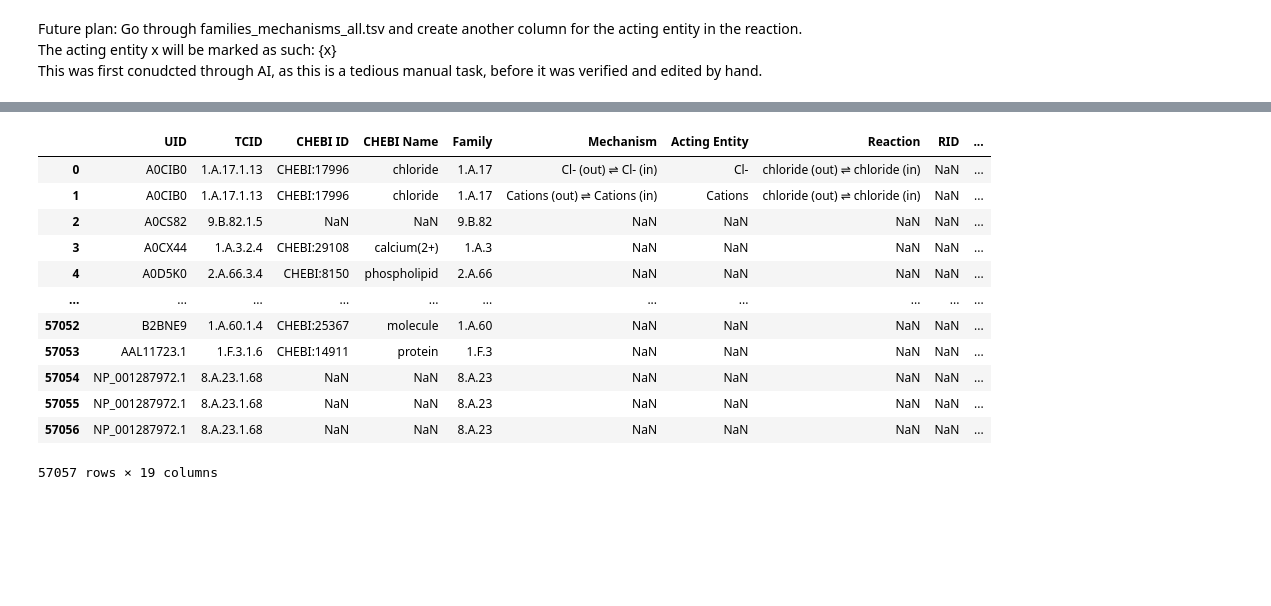
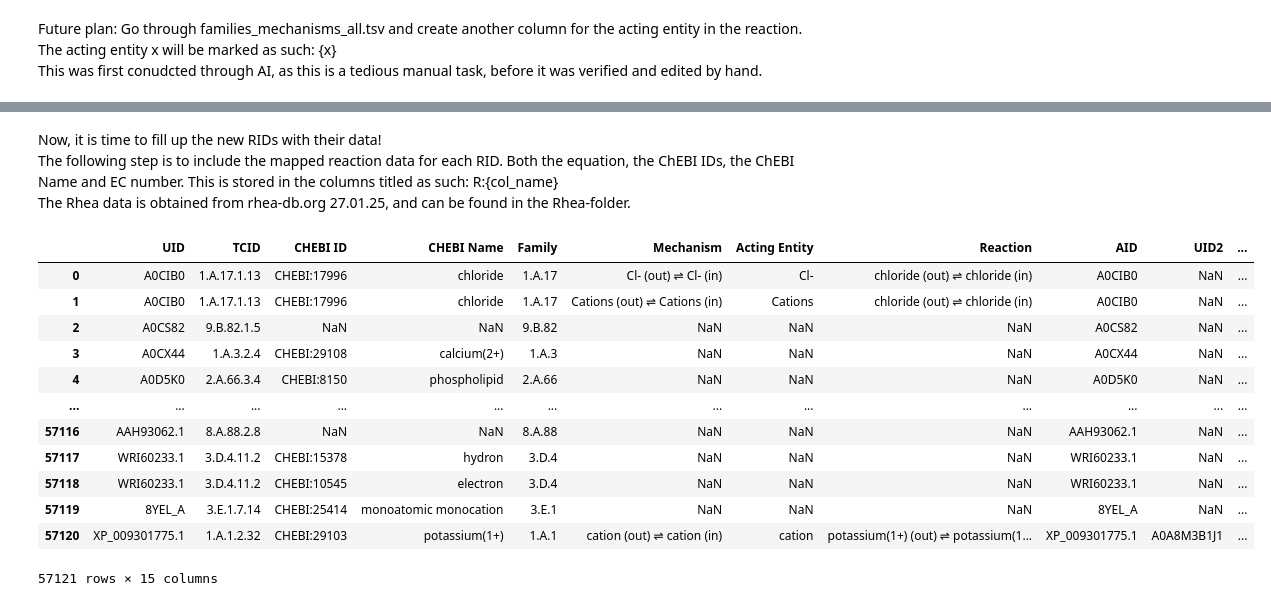
Before and after one commit to blandro/master-project, a Jupyter notebook: Approach 1/main1.ipynb, the cells around one changed output, grey strips where cells are left out. Saved outputs shown, nothing was run; the diff lists cells and outputs as text; code cells hidden in the pictures; blank space fills up the shorter version.

```diff
--- a/Approach 1/main1.ipynb
+++ b/Approach 1/main1.ipynb
@@ -117,14 +114,0 @@ The Rhea data is obtained from rhea-db.org 27.01.25, and can be found in the Rhe
-# %%
-rhea = pd.read_csv("../Rhea/Rhea.tsv", sep="\t")
-
-rhea["Reaction identifier"] = rhea["Reaction identifier"].astype(str)
-df["RID"] = df["RID"].astype(str)
-df = df.merge(rhea, left_on="RID", right_on="Reaction identifier", how="left")
-
-df = df.drop(columns=["Reaction identifier"])
-df = df.rename(columns=lambda x: f"R:{x}" if x not in
-               ["TCID", "UID", "CHEBI ID", "CHEBI Name", "Mechanism", "Acting Entity", "Reaction", "RID", "Family"]
-               else x)
-df["RID"] = df["RID"].replace("nan", np.nan)
-
-df
@@ -173,0 +144,7 @@ Now mapping UID2-values to RIDs. This will fill up a lot more reactions. Hopeful
+# %%
+df = df.merge(uid_rhea_map, left_on="UID2", right_on="UID", how="left")
+df["RID_y"] = df["RID_y"].apply(lambda x: f"RHEA:{int(x)}" if pd.notnull(x) else x)
+df["RID"] = df["RID_x"].combine_first(df["RID_y"])
+df = df.drop(columns=["UID_y", "RID_x", "RID_y"])
+df.rename(columns={"UID_x": "UID"}, inplace=True)
+df
@@ -174,29 +165,32 @@ Now mapping UID2-values to RIDs. This will fill up a lot more reactions. Hopeful
+# %% [markdown]
+Now, it is time to fill up the new RIDs with their data!\
+The following step is to include the mapped reaction data for each RID. Both the equation, the ChEBI IDs, the ChEBI Name and EC number. This is stored in the columns titled as such: R:{col_name}\
+The Rhea data is obtained from rhea-db.org 27.01.25, and can be found in the Rhea-folder.
 # %%
+rhea = pd.read_csv("../Rhea/Rhea.tsv", sep="\t")
+
 rhea["Reaction identifier"] = rhea["Reaction identifier"].astype(str)
 df["RID"] = df["RID"].astype(str)
-
-df = df.merge(rhea, left_on="UID2", right_on="Reaction identifier", how="left")
+df = df.merge(rhea, left_on="RID", right_on="Reaction identifier", how="left")
 
 df = df.drop(columns=["Reaction identifier"])
+df = df.rename(columns=lambda x: f"R:{x}" if x not in
+               ["TCID", "UID", "CHEBI ID", "CHEBI Name", "Mechanism", "Acting Entity", "Reaction", "RID", "Family", "AID", "UID2"]
+               else x)
+df["RID"] = df["RID"].replace("nan", np.nan)
 
-df = df.rename(columns=lambda x: f"R:{x}" if x not in
-               ["TCID", "UID", "UID2", "AID", "CHEBI ID", "CHEBI Name", "Mechanism",
-                "Acting Entity", "Reaction", "RID", "Family"]
-               else x)
-
-df["RID"] = df["RID"].replace("nan", np.nan)
 df
 # %% [output]
-|  | UID | TCID | CHEBI ID | CHEBI Name | Family | Mechanism | Acting Entity | Reaction | RID | ... |
-| 0 | A0CIB0 | 1.A.17.1.13 | CHEBI:17996 | chloride | 1.A.17 | Cl- (out) ⇌ Cl- (in) | Cl- | chloride (out) ⇌ chloride (in) | NaN | ... |
-| 1 | A0CIB0 | 1.A.17.1.13 | CHEBI:17996 | chloride | 1.A.17 | Cations (out) ⇌ Cations (in) | Cations | chloride (out) ⇌ chloride (in) | NaN | ... |
-| 2 | A0CS82 | 9.B.82.1.5 | NaN | NaN | 9.B.82 | NaN | NaN | NaN | NaN | ... |
-| 3 | A0CX44 | 1.A.3.2.4 | CHEBI:29108 | calcium(2+) | 1.A.3 | NaN | NaN | NaN | NaN | ... |
-| 4 | A0D5K0 | 2.A.66.3.4 | CHEBI:8150 | phospholipid | 2.A.66 | NaN | NaN | NaN | NaN | ... |
-| ... | ... | ... | ... | ... | ... | ... | ... | ... | ... | ... |
-| 57052 | B2BNE9 | 1.A.60.1.4 | CHEBI:25367 | molecule | 1.A.60 | NaN | NaN | NaN | NaN | ... |
-| 57053 | AAL11723.1 | 1.F.3.1.6 | CHEBI:14911 | protein | 1.F.3 | NaN | NaN | NaN | NaN | ... |
-| 57054 | NP_001287972.1 | 8.A.23.1.68 | NaN | NaN | 8.A.23 | NaN | NaN | NaN | NaN | ... |
-| 57055 | NP_001287972.1 | 8.A.23.1.68 | NaN | NaN | 8.A.23 | NaN | NaN | NaN | NaN | ... |
-| 57056 | NP_001287972.1 | 8.A.23.1.68 | NaN | NaN | 8.A.23 | NaN | NaN | NaN | NaN | ... |
+|  | UID | TCID | CHEBI ID | CHEBI Name | Family | Mechanism | Acting Entity | Reaction | AID | UID2 | ... |
+| 0 | A0CIB0 | 1.A.17.1.13 | CHEBI:17996 | chloride | 1.A.17 | Cl- (out) ⇌ Cl- (in) | Cl- | chloride (out) ⇌ chloride (in) | A0CIB0 | NaN | ... |
+| 1 | A0CIB0 | 1.A.17.1.13 | CHEBI:17996 | chloride | 1.A.17 | Cations (out) ⇌ Cations (in) | Cations | chloride (out) ⇌ chloride (in) | A0CIB0 | NaN | ... |
+| 2 | A0CS82 | 9.B.82.1.5 | NaN | NaN | 9.B.82 | NaN | NaN | NaN | A0CS82 | NaN | ... |
+| 3 | A0CX44 | 1.A.3.2.4 | CHEBI:29108 | calcium(2+) | 1.A.3 | NaN | NaN | NaN | A0CX44 | NaN | ... |
+| 4 | A0D5K0 | 2.A.66.3.4 | CHEBI:8150 | phospholipid | 2.A.66 | NaN | NaN | NaN | A0D5K0 | NaN | ... |
+| ... | ... | ... | ... | ... | ... | ... | ... | ... | ... | ... | ... |
+| 57116 | AAH93062.1 | 8.A.88.2.8 | NaN | NaN | 8.A.88 | NaN | NaN | NaN | AAH93062.1 | NaN | ... |
+| 57117 | WRI60233.1 | 3.D.4.11.2 | CHEBI:15378 | hydron | 3.D.4 | NaN | NaN | NaN | WRI60233.1 | NaN | ... |
+| 57118 | WRI60233.1 | 3.D.4.11.2 | CHEBI:10545 | electron | 3.D.4 | NaN | NaN | NaN | WRI60233.1 | NaN | ... |
+| 57119 | 8YEL_A | 3.E.1.7.14 | CHEBI:25414 | monoatomic monocation | 3.E.1 | NaN | NaN | NaN | 8YEL_A | NaN | ... |
+| 57120 | XP_009301775.1 | 1.A.1.2.32 | CHEBI:29103 | potassium(1+) | 1.A.1 | cation (out) ⇌ cation (in) | cation | potassium(1+) (out) ⇌ potassium(1... | XP_009301775.1 | A0A8M3B1J1 | ... |
-57057 rows × 19 columns
+57121 rows × 15 columns
```
Also changed, not shown: parts of 13 cells of this notebook.
